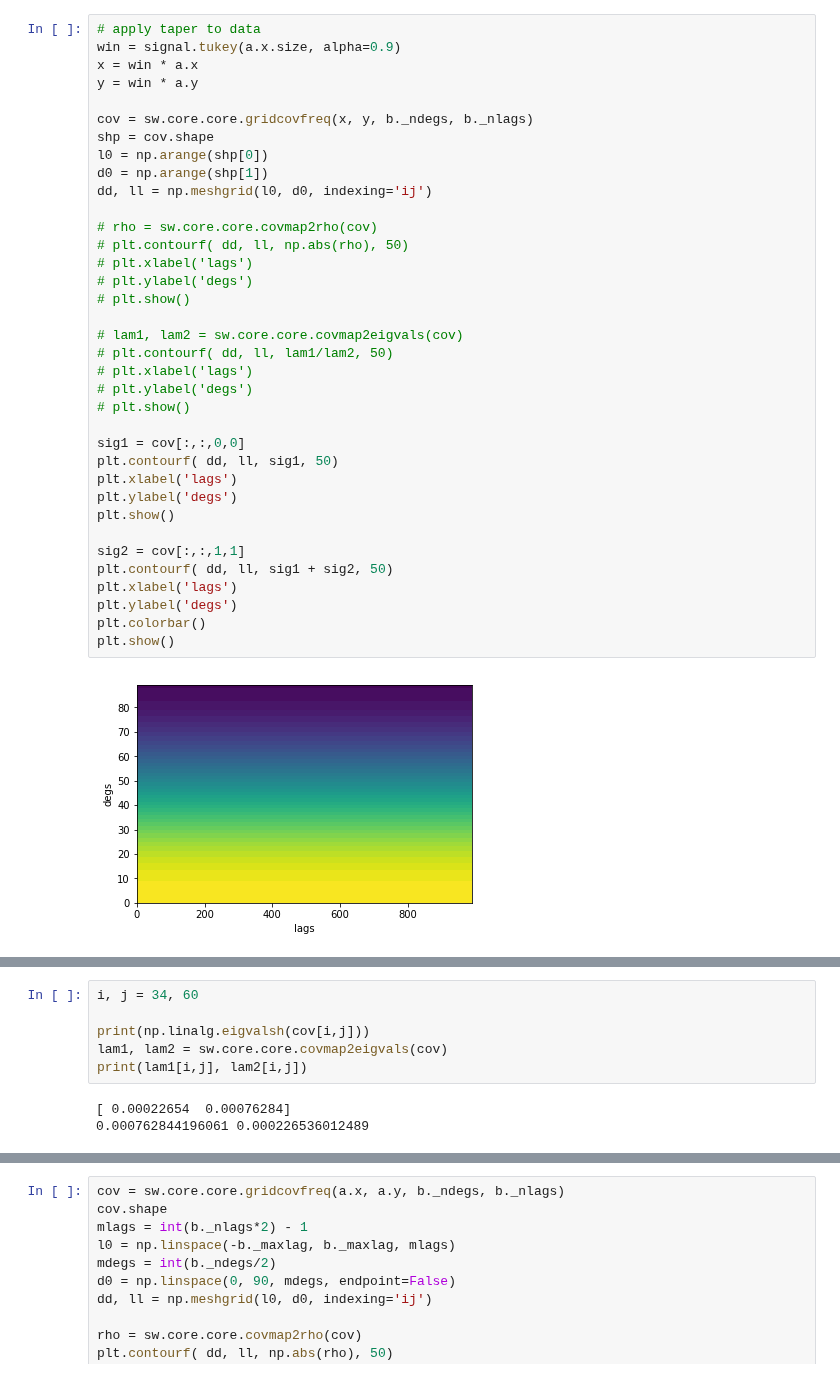
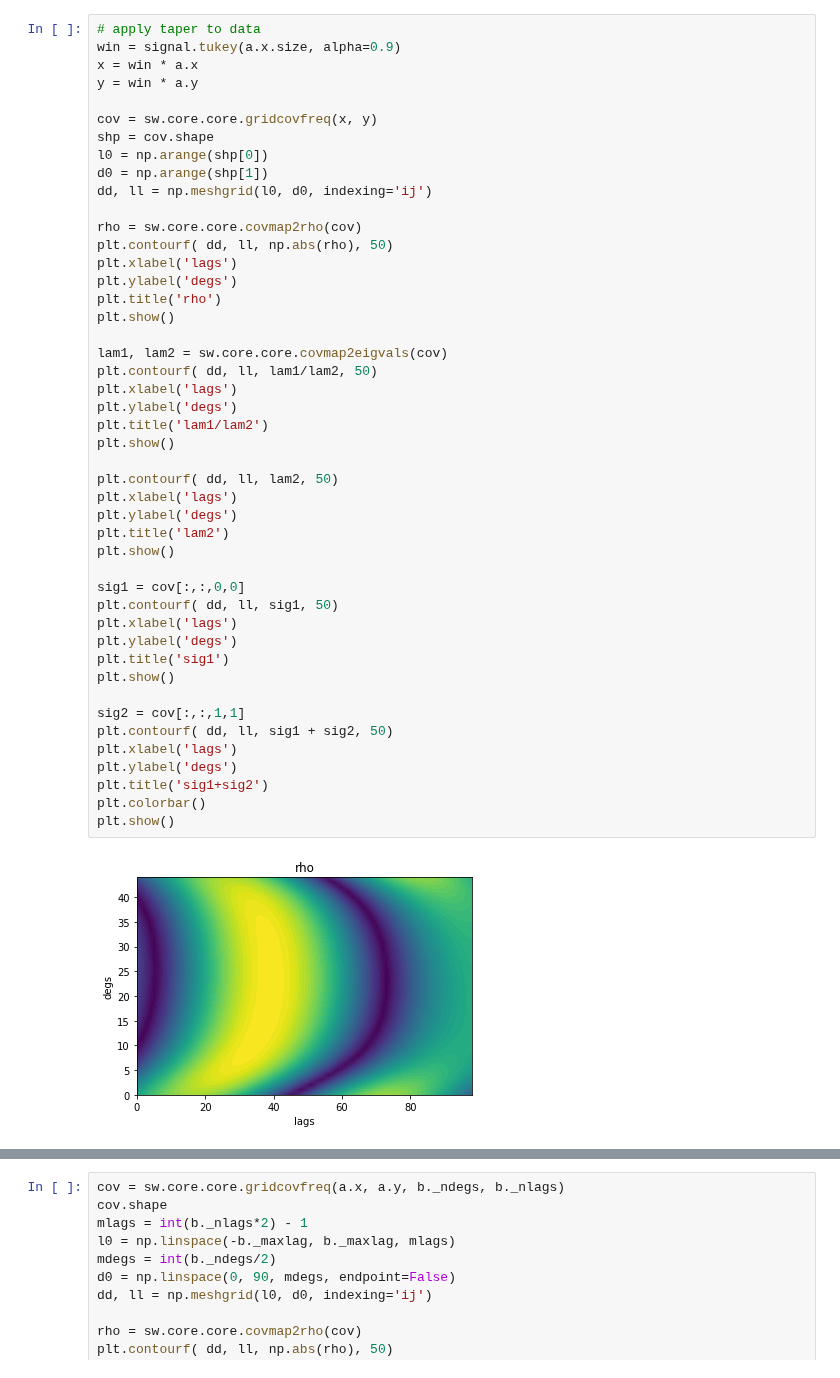
Before and after one commit to JackWalpole/splitwavepy, a Jupyter notebook: devel/Plotting.ipynb, the cells around one changed output, grey strips where cells are left out. Cells and saved outputs as stored; diff of their text form.

```diff
--- a/devel/Plotting.ipynb
+++ b/devel/Plotting.ipynb
@@ -18,38 +16,48 @@ a.plot()
 # %%
 # apply taper to data
 win = signal.tukey(a.x.size, alpha=0.9)
 x = win * a.x
 y = win * a.y
 
-cov = sw.core.core.gridcovfreq(x, y, b._ndegs, b._nlags)
+cov = sw.core.core.gridcovfreq(x, y)
 shp = cov.shape
 l0 = np.arange(shp[0])
 d0 = np.arange(shp[1])
 dd, ll = np.meshgrid(l0, d0, indexing='ij')
 
-# rho = sw.core.core.covmap2rho(cov)
-# plt.contourf( dd, ll, np.abs(rho), 50)
-# plt.xlabel('lags')
-# plt.ylabel('degs')
-# plt.show()
+rho = sw.core.core.covmap2rho(cov)
+plt.contourf( dd, ll, np.abs(rho), 50)
+plt.xlabel('lags')
+plt.ylabel('degs')
+plt.title('rho')
+plt.show()
 
-# lam1, lam2 = sw.core.core.covmap2eigvals(cov)
-# plt.contourf( dd, ll, lam1/lam2, 50)
-# plt.xlabel('lags')
-# plt.ylabel('degs')
-# plt.show()
+lam1, lam2 = sw.core.core.covmap2eigvals(cov)
+plt.contourf( dd, ll, lam1/lam2, 50)
+plt.xlabel('lags')
+plt.ylabel('degs')
+plt.title('lam1/lam2')
+plt.show()
+
+plt.contourf( dd, ll, lam2, 50)
+plt.xlabel('lags')
+plt.ylabel('degs')
+plt.title('lam2')
+plt.show()
 
 sig1 = cov[:,:,0,0]
 plt.contourf( dd, ll, sig1, 50)
 plt.xlabel('lags')
 plt.ylabel('degs')
+plt.title('sig1')
 plt.show()
 
 sig2 = cov[:,:,1,1]
 plt.contourf( dd, ll, sig1 + sig2, 50)
 plt.xlabel('lags')
 plt.ylabel('degs')
+plt.title('sig1+sig2')
 plt.colorbar()
 plt.show()
 # %% [output]
-[figure, old version]
+[figure, new version]
@@ -57,9 +67,0 @@ plt.show()
-# %%
-i, j = 34, 60
-
-print(np.linalg.eigvalsh(cov[i,j]))
-lam1, lam2 = sw.core.core.covmap2eigvals(cov)
-print(lam1[i,j], lam2[i,j])
-# %% [output]
-[ 0.00022654  0.00076284]
-0.000762844196061 0.000226536012489
```
Also changed, not shown: parts of 9 cells of this notebook, 2 other files.
